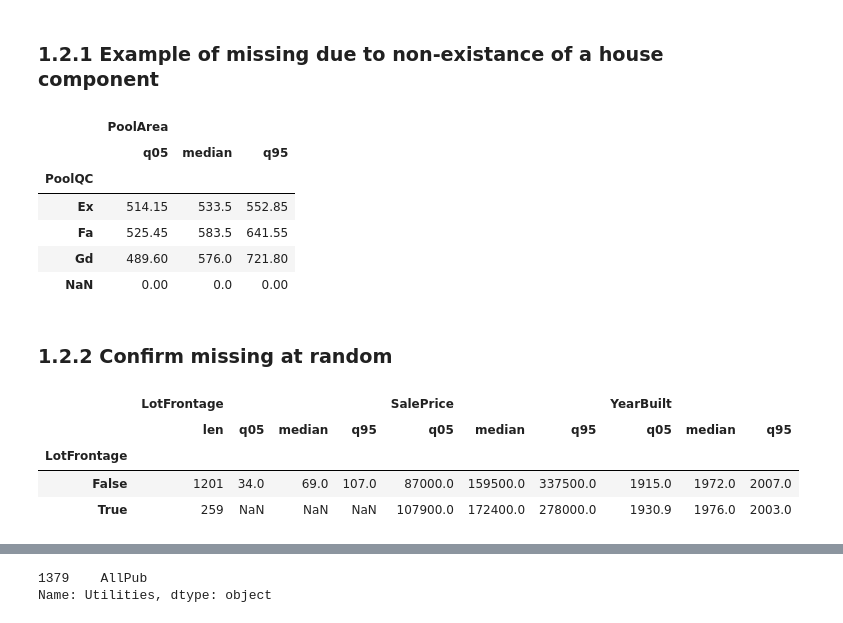
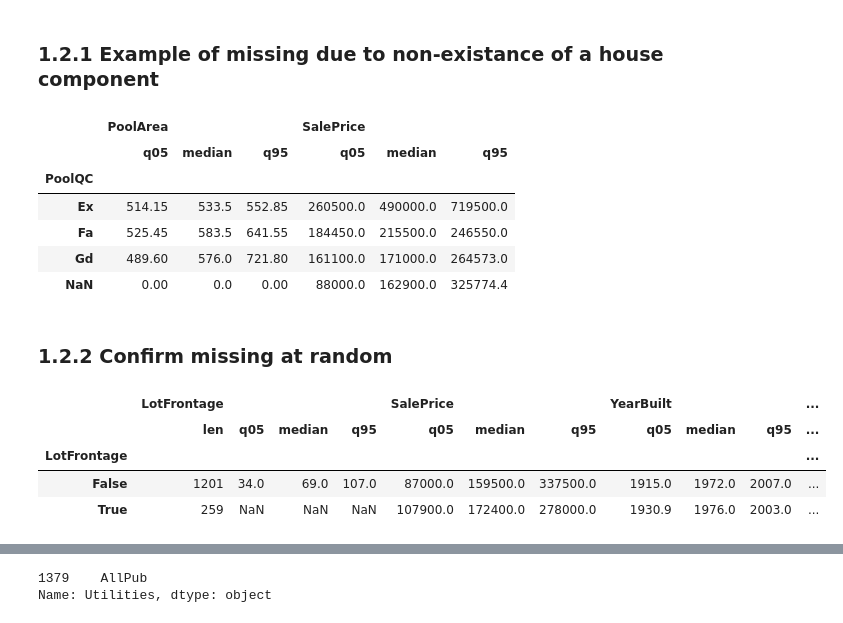
Before and after one commit to dehuihou/ames_house_price, a Jupyter notebook: sta208_final_project.ipynb, the cells around one changed output, grey strips where cells are left out. Drawn from its saved outputs; the diff is of its cells as text; code cells hidden in the pictures.

```diff
--- a/sta208_final_project.ipynb
+++ b/sta208_final_project.ipynb
@@ -92,16 +99,17 @@ na_freq['Feature'] = pd.Categorical(na_freq['Feature'], categories=na_freq['Feat
 (
     df.groupby('PoolQC', dropna=False)
     .agg({
-        'PoolArea': [q05, np.median, q95]
+        'PoolArea': [q05, np.median, q95],
+        'SalePrice': [q05, np.median, q95]
     })
 )
 # %% [output]
-|  | PoolArea |  |  |
-|  | q05 | median | q95 |
-| PoolQC |  |  |  |
-| Ex | 514.15 | 533.5 | 552.85 |
-| Fa | 525.45 | 583.5 | 641.55 |
-| Gd | 489.60 | 576.0 | 721.80 |
-| NaN | 0.00 | 0.0 | 0.00 |
+|  | PoolArea |  |  | SalePrice |  |  |
+|  | q05 | median | q95 | q05 | median | q95 |
+| PoolQC |  |  |  |  |  |  |
+| Ex | 514.15 | 533.5 | 552.85 | 260500.0 | 490000.0 | 719500.0 |
+| Fa | 525.45 | 583.5 | 641.55 | 184450.0 | 215500.0 | 246550.0 |
+| Gd | 489.60 | 576.0 | 721.80 | 161100.0 | 171000.0 | 264573.0 |
+| NaN | 0.00 | 0.0 | 0.00 | 88000.0 | 162900.0 | 325774.4 |
 # %% [markdown]
 ### 1.2.2 Confirm missing at random
@@ -114,21 +116,24 @@ def q95(x):
 # %%
 # LotFrontage:
 # Missing vs non-missing: similar sale price and year built
 #    (although there are some difference in median sale price)
 # So we consider this as missing at random
-# We can fill in the missing values by the median of lot frontage ( or use more advanced method )
+# Consider removing this column
+# Since this column is highly correlated with LotArea, we may consider removing this feature.
 
 (
     df.groupby(df['LotFrontage'].isna())
     .agg({
         'LotFrontage': [len, q05, np.median, q95],
         'SalePrice': [q05, np.median, q95],
-        'YearBuilt': [q05, np.median, q95]
+        'YearBuilt': [q05, np.median, q95],
+        'LotArea': [q05, np.median, q95],
+        'LotShape': lambda x: x.value_counts()
     })
 )
 # %% [output]
-|  | LotFrontage |  |  |  | SalePrice |  |  | YearBuilt |  |  |
-|  | len | q05 | median | q95 | q05 | median | q95 | q05 | median | q95 |
-| LotFrontage |  |  |  |  |  |  |  |  |  |  |
-| False | 1201 | 34.0 | 69.0 | 107.0 | 87000.0 | 159500.0 | 337500.0 | 1915.0 | 1972.0 | 2007.0 |
-| True | 259 | NaN | NaN | NaN | 107900.0 | 172400.0 | 278000.0 | 1930.9 | 1976.0 | 2003.0 |
+|  | LotFrontage |  |  |  | SalePrice |  |  | YearBuilt |  |  | ... |
+|  | len | q05 | median | q95 | q05 | median | q95 | q05 | median | q95 | ... |
+| LotFrontage |  |  |  |  |  |  |  |  |  |  | ... |
+| False | 1201 | 34.0 | 69.0 | 107.0 | 87000.0 | 159500.0 | 337500.0 | 1915.0 | 1972.0 | 2007.0 | ... |
+| True | 259 | NaN | NaN | NaN | 107900.0 | 172400.0 | 278000.0 | 1930.9 | 1976.0 | 2003.0 | ... |
```
Also changed, not shown: parts of 49 cells of this notebook.
